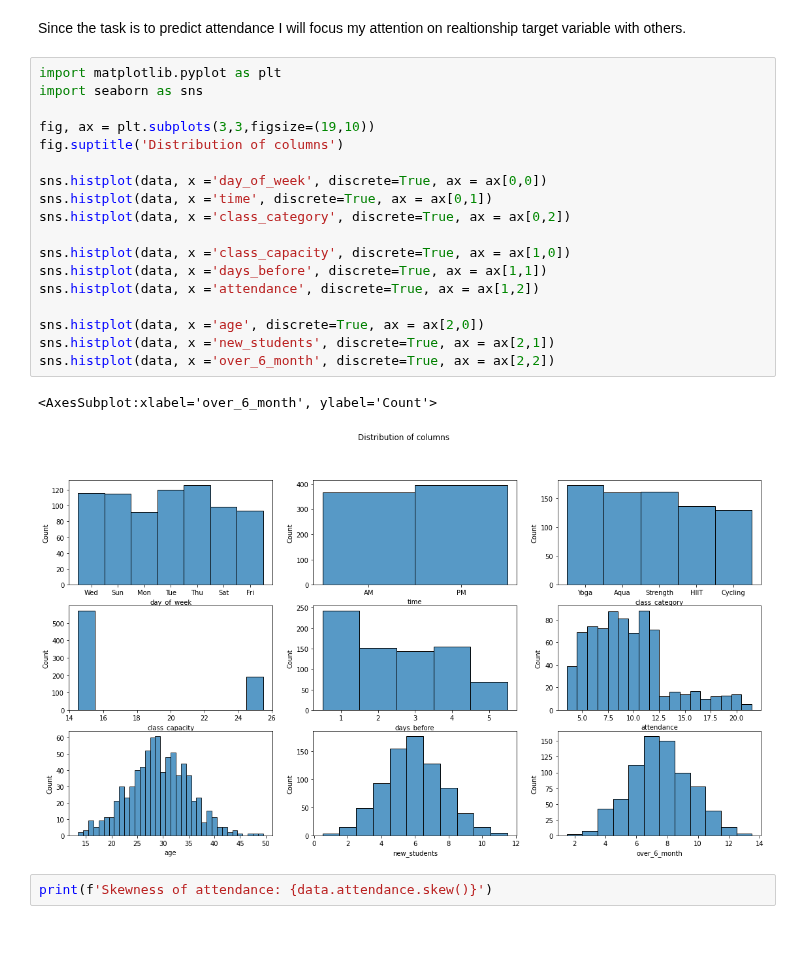
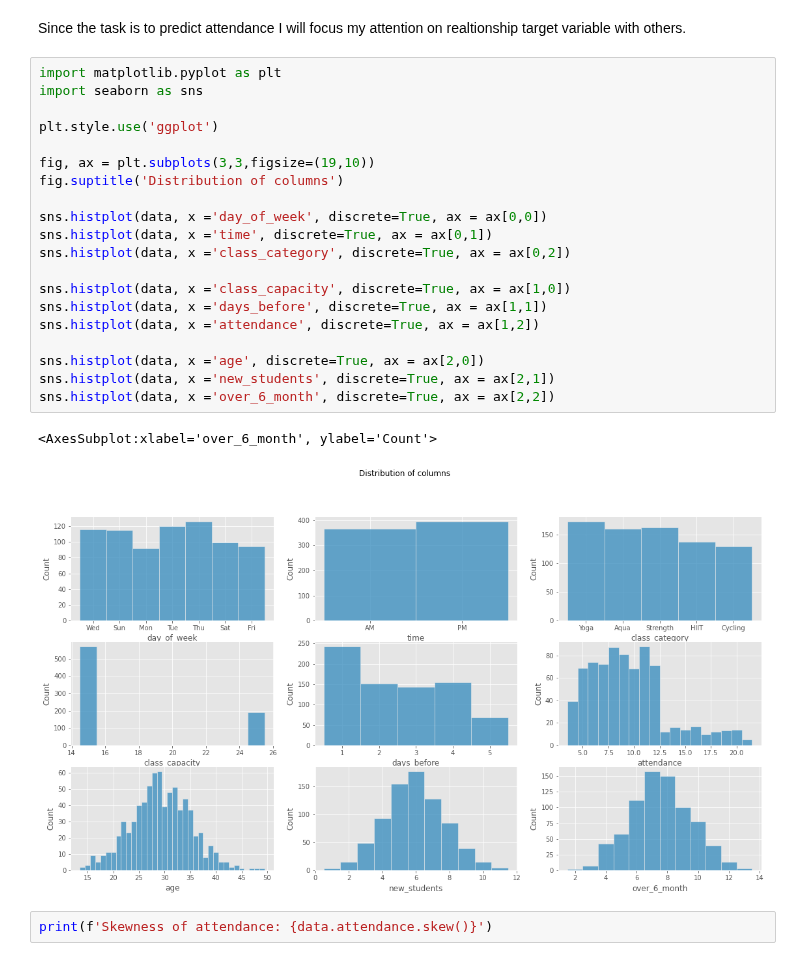
Before and after one commit to CarJung/Uni, a Jupyter notebook: data_camp_certificate/notebook.ipynb, the cells around one changed output. Cells and saved outputs as stored; diff of their text form; blank space fills up the shorter version.

```diff
--- a/data_camp_certificate/notebook.ipynb
+++ b/data_camp_certificate/notebook.ipynb
@@ -219,24 +219,26 @@ Since the task is to predict attendance I will focus my attention on realtionshi
 # %%
 import matplotlib.pyplot as plt
 import seaborn as sns
+
+plt.style.use('ggplot')
 
 fig, ax = plt.subplots(3,3,figsize=(19,10))
 fig.suptitle('Distribution of columns')
 
 sns.histplot(data, x ='day_of_week', discrete=True, ax = ax[0,0])
 sns.histplot(data, x ='time', discrete=True, ax = ax[0,1])
 sns.histplot(data, x ='class_category', discrete=True, ax = ax[0,2])
 
 sns.histplot(data, x ='class_capacity', discrete=True, ax = ax[1,0])
 sns.histplot(data, x ='days_before', discrete=True, ax = ax[1,1])
 sns.histplot(data, x ='attendance', discrete=True, ax = ax[1,2])
 
 sns.histplot(data, x ='age', discrete=True, ax = ax[2,0])
 sns.histplot(data, x ='new_students', discrete=True, ax = ax[2,1])
 sns.histplot(data, x ='over_6_month', discrete=True, ax = ax[2,2])
 # %% [output]
 <AxesSubplot:xlabel='over_6_month', ylabel='Count'>
-[figure, old version]
+[figure, new version]
 # %%
 print(f'Skewness of attendance: {data.attendance.skew()}')
 # %% [output]
```
Also changed, not shown: parts of 18 cells of this notebook.
